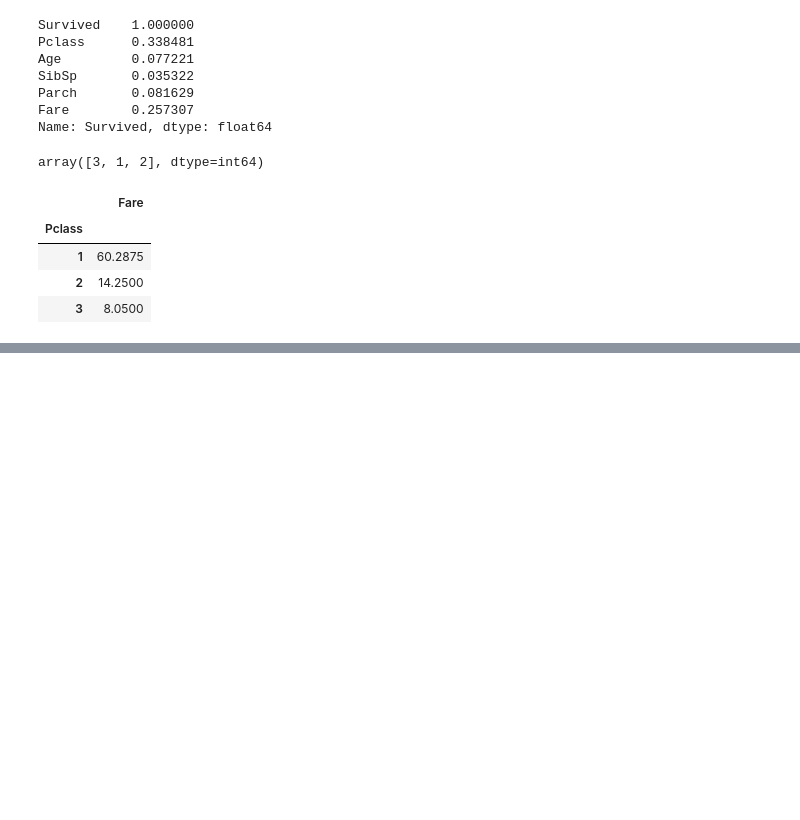
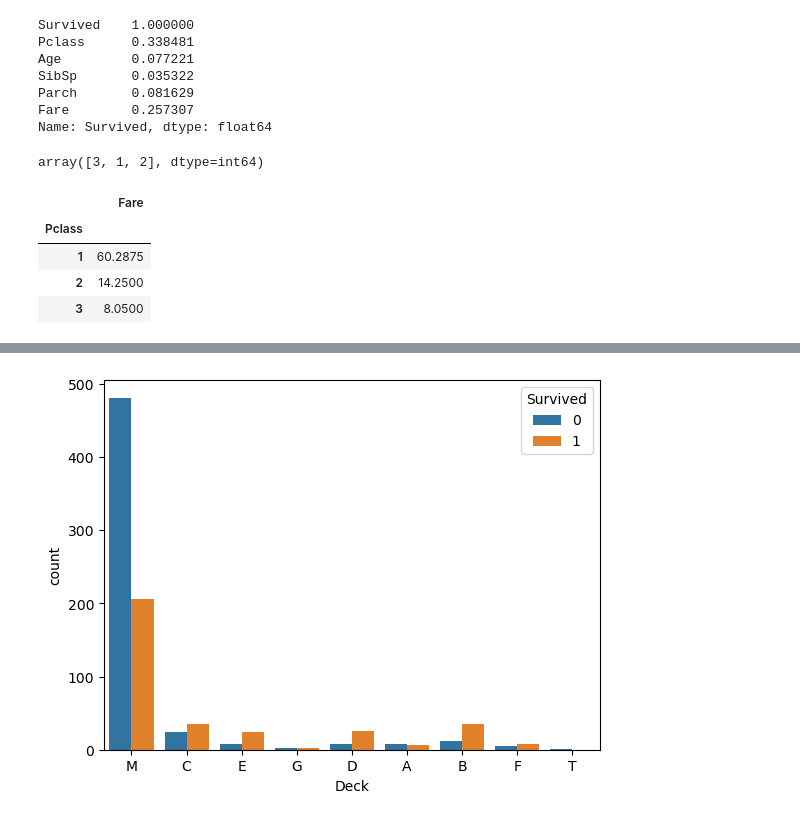
Before and after one commit to truffleToast/Aishool, a Jupyter notebook: Pythonstudy/Machine Learning/ex_05_titanico_분류실습.ipynb, the cells around one changed output, grey strips where cells are left out. Saved outputs shown, nothing was run; the diff lists cells and outputs as text; code cells hidden in the pictures; blank space fills up the shorter version.

```diff
--- a/Pythonstudy/Machine Learning/ex_05_titanico_분류실습.ipynb
+++ b/Pythonstudy/Machine Learning/ex_05_titanico_분류실습.ipynb
@@ -278,0 +422,11 @@ pf.groupby(['Pclass']).median()
+# %%
+def fill_age(data):
+    # 만약 data['age']가 결측치라면 gb1에서 가져오기
+    if np.isnan(data['Age']):
+        gb1_age = gb1.loc[(data['Pclass'], data['Sex'])]
+        return gb1_age
+    # 만약 data['age']가 결측치가 아니라면 원래 나이값을 반환
+    else:
+        return data['Age']
+
+train['Age'] = train.apply(fill_age, axis =1).astype('int64')
@@ -278,0 +503,9 @@ pf.groupby(['Pclass']).median()
+# %%
+# 'M' 임의로 Cabin의 결측치를 채워보기
+
+train['Cabin'].fillna('M', inplace = True)
+test['Cabin'].fillna('M', inplace = True)
+
+train['Cabin'].info()
+print()
+test['Cabin'].info()
@@ -278,0 +530,11 @@ pf.groupby(['Pclass']).median()
+# %%
+#train에 Cabin 컬럼 접근해서 살펴보기
+train['Cabin'][2][0]
+train['Deck']=train['Cabin'].str[0]
+test['Deck'] = test['Cabin'].str[0]
+# %%
+# Cabin 컬럼 삭제하기
+# train, test
+train.drop(['Cabin'], axis=1, inplace= True)
+
+test.drop(['Cabin'], axis=1, inplace= True)
@@ -278,0 +569,6 @@ pf.groupby(['Pclass']).median()
+# %%
+#x- Deck, y_Surived
+sns.countplot(data = train, x= 'Deck', hue= 'Survived')
+plt.show()
+# %% [output]
+[figure, added]
```
Also changed, not shown: parts of 26 cells of this notebook.
